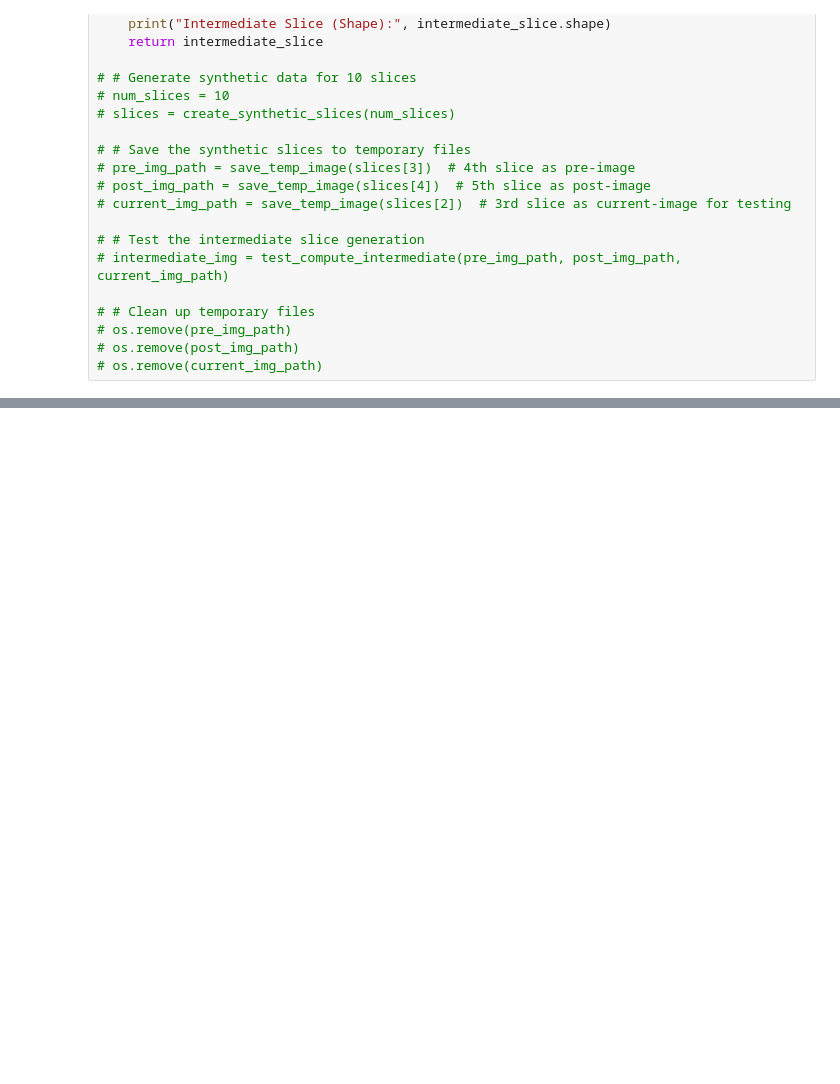
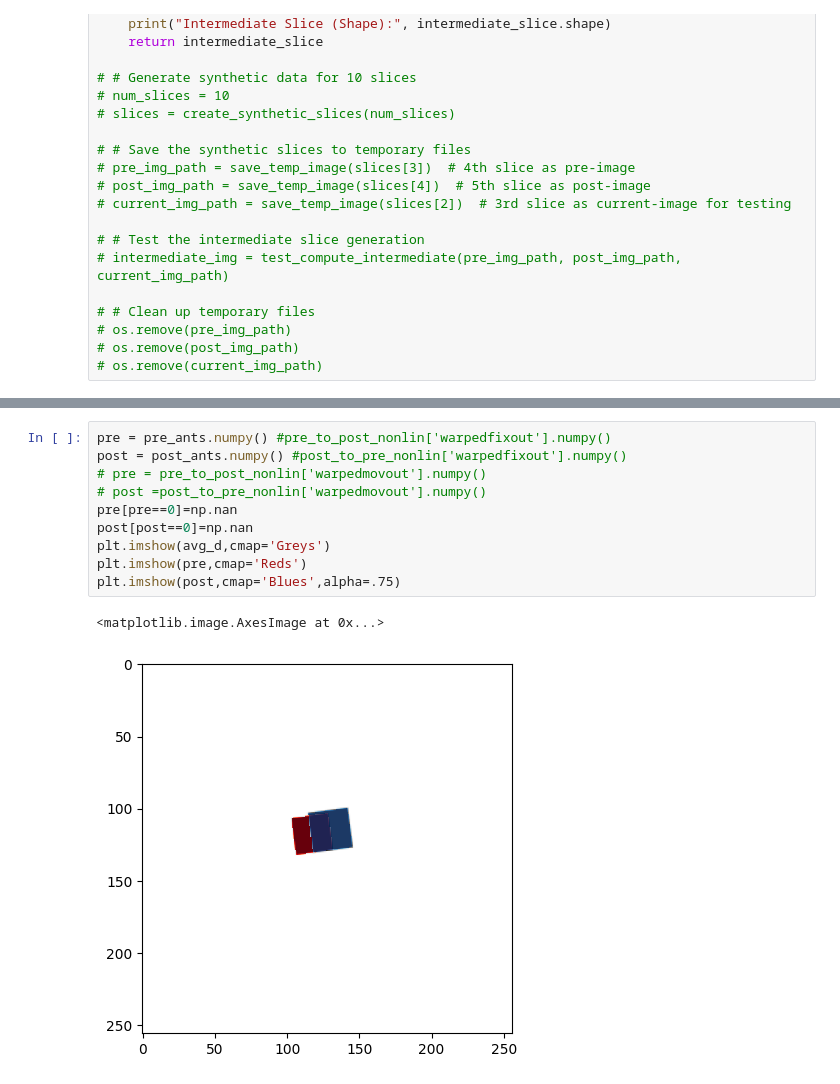
Before and after one commit to neuralabc/microscopy_scripts, a Jupyter notebook: scripts/2023_11_reg_testing.ipynb, the cells around one changed output, grey strips where cells are left out. Cells and saved outputs as stored; diff of their text form; blank space fills up the shorter version.

```diff
--- a/scripts/2023_11_reg_testing.ipynb
+++ b/scripts/2023_11_reg_testing.ipynb
@@ -390,0 +358,13 @@ array([[ 0.        ,  0.        ,  0.        , ...,  0.        ,
+# %%
+pre = pre_ants.numpy() #pre_to_post_nonlin['warpedfixout'].numpy()
+post = post_ants.numpy() #post_to_pre_nonlin['warpedfixout'].numpy()
+# pre = pre_to_post_nonlin['warpedmovout'].numpy()
+# post =post_to_pre_nonlin['warpedmovout'].numpy()
+pre[pre==0]=np.nan
+post[post==0]=np.nan
+plt.imshow(avg_d,cmap='Greys')
+plt.imshow(pre,cmap='Reds')
+plt.imshow(post,cmap='Blues',alpha=.75)
+# %% [output]
+<matplotlib.image.AxesImage at 0x...>
+[figure, added]
```
Also changed, not shown: parts of 11 cells of this notebook.
